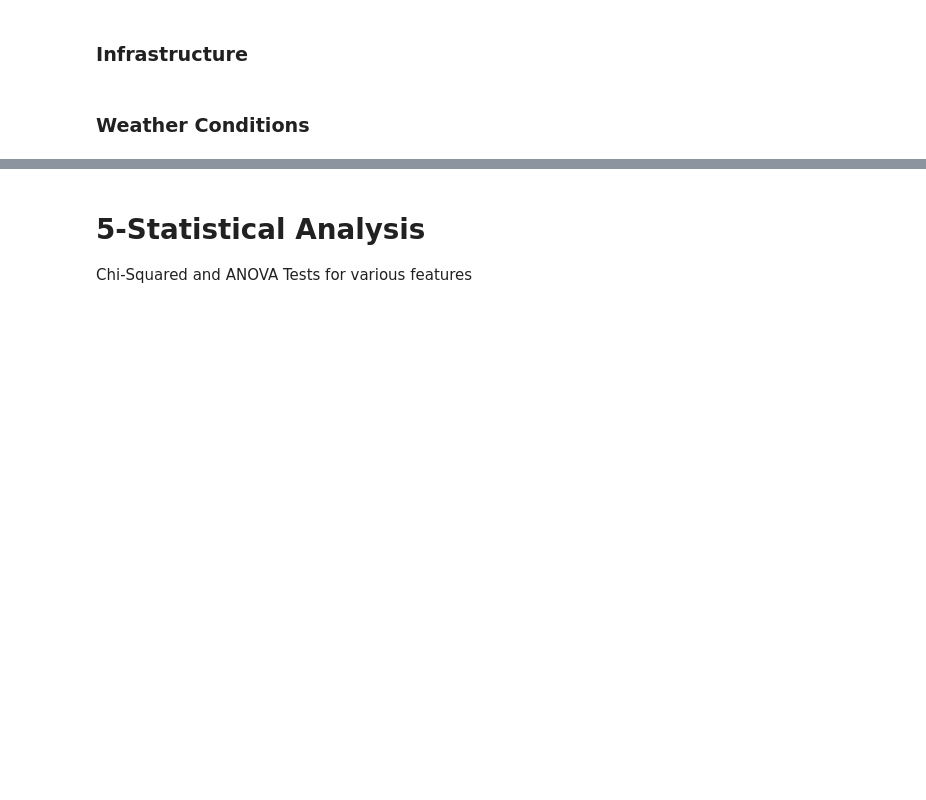
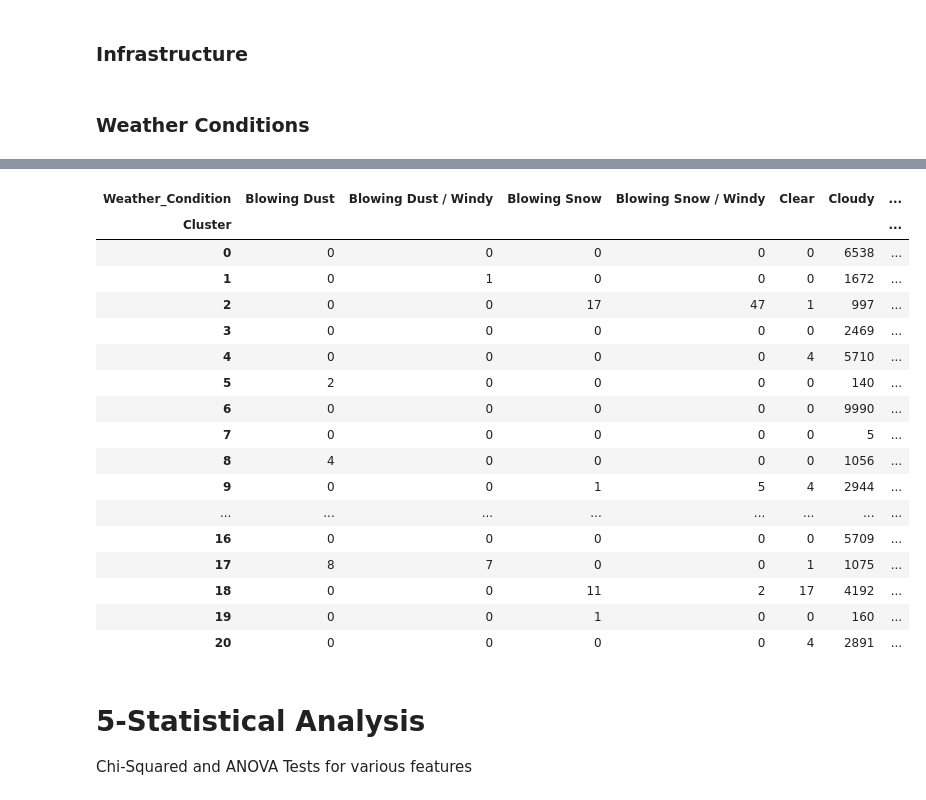
Before and after one commit to gpo2105/Capstone_1, a Jupyter notebook: Draft.ipynb, the cells around one changed output, grey strips where cells are left out. Saved outputs shown, nothing was run; the diff lists cells and outputs as text; code cells hidden in the pictures; blank space fills up the shorter version.

```diff
--- a/Draft.ipynb
+++ b/Draft.ipynb
@@ -621,6 +1141,7 @@ plt.show()
 # %%
-X = data_clean[conditions].dropna()
-X_std = StandardScaler().fit_transform(X)
+X = data[weather_factors+['Weather_Condition']].dropna()[weather_factors]
+scaler = StandardScaler()
+X_std =scaler.fit_transform(X)
 # %%
 # Write your code here
 km = KMeans(random_state=42)
@@ -629,0 +1155,4 @@ visualizer.show();
+# %%
+km = KMeans(random_state=42,n_clusters=21)
+km.fit(X_std)
+pd.DataFrame(scaler.inverse_transform(km.cluster_centers_),columns=weather_factors)
@@ -630,3 +1197,29 @@ visualizer.show();
+# %%
+described_obsv = pd.DataFrame(data[weather_factors+['Weather_Condition']].dropna()['Weather_Condition'])
+described_obsv['Cluster'] = km.labels_
+described_obsv
+# %%
+cluster_v_descr = pd.crosstab(described_obsv['Cluster'],described_obsv['Weather_Condition'])
+cluster_v_descr
+# %% [output]
+| Weather_Condition | Blowing Dust | Blowing Dust / Windy | Blowing Snow | Blowing Snow / Windy | Clear | Cloudy | ... |
+| Cluster |  |  |  |  |  |  | ... |
+| 0 | 0 | 0 | 0 | 0 | 0 | 6538 | ... |
+| 1 | 0 | 1 | 0 | 0 | 0 | 1672 | ... |
+| 2 | 0 | 0 | 17 | 47 | 1 | 997 | ... |
+| 3 | 0 | 0 | 0 | 0 | 0 | 2469 | ... |
+| 4 | 0 | 0 | 0 | 0 | 4 | 5710 | ... |
+| 5 | 2 | 0 | 0 | 0 | 0 | 140 | ... |
+| 6 | 0 | 0 | 0 | 0 | 0 | 9990 | ... |
+| 7 | 0 | 0 | 0 | 0 | 0 | 5 | ... |
+| 8 | 4 | 0 | 0 | 0 | 0 | 1056 | ... |
+| 9 | 0 | 0 | 1 | 5 | 4 | 2944 | ... |
+| ... | ... | ... | ... | ... | ... | ... | ... |
+| 16 | 0 | 0 | 0 | 0 | 0 | 5709 | ... |
+| 17 | 8 | 7 | 0 | 0 | 1 | 1075 | ... |
+| 18 | 0 | 0 | 11 | 2 | 17 | 4192 | ... |
+| 19 | 0 | 0 | 1 | 0 | 0 | 160 | ... |
+| 20 | 0 | 0 | 0 | 0 | 4 | 2891 | ... |
 # %% [markdown]
 # 5-Statistical Analysis
 Chi-Squared and ANOVA Tests for various features
```
Also changed, not shown: parts of 96 cells of this notebook.
